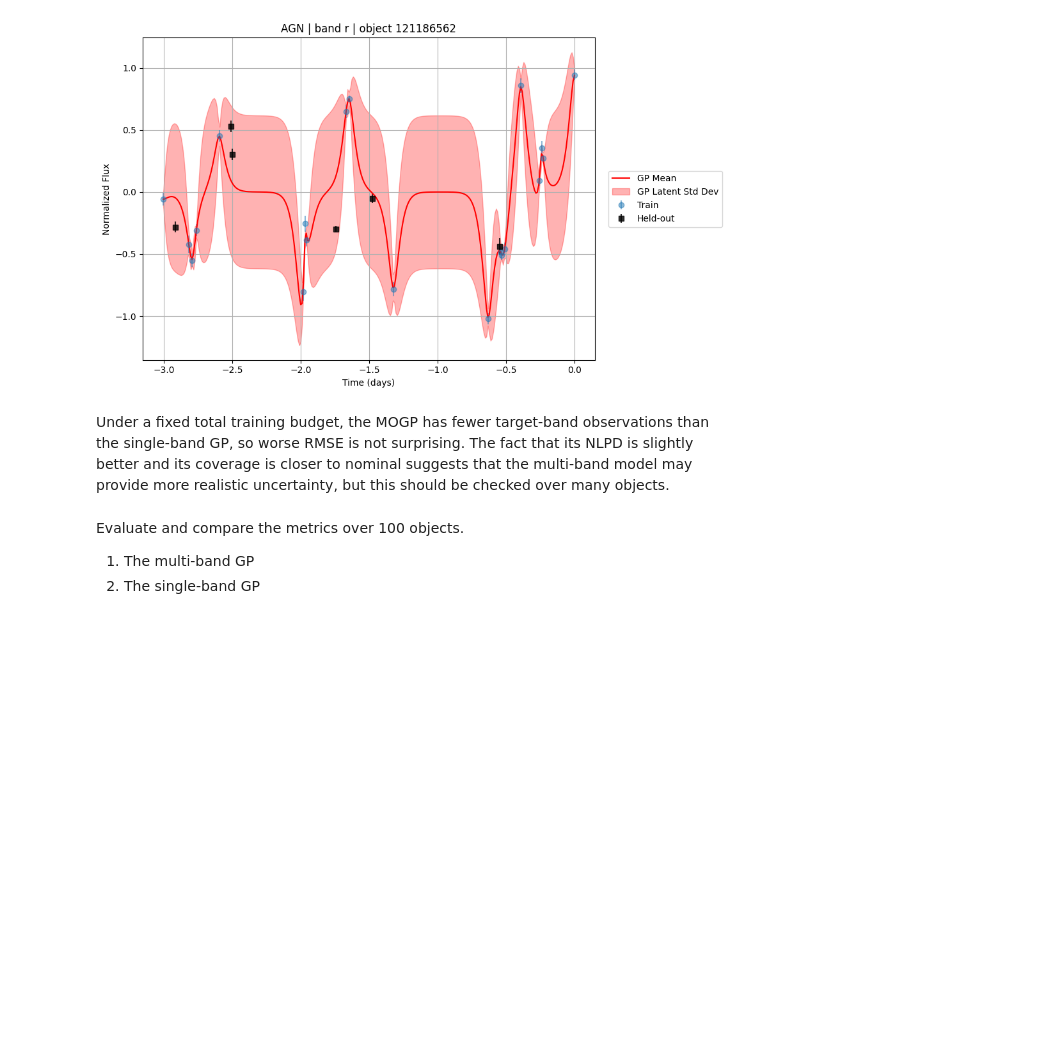
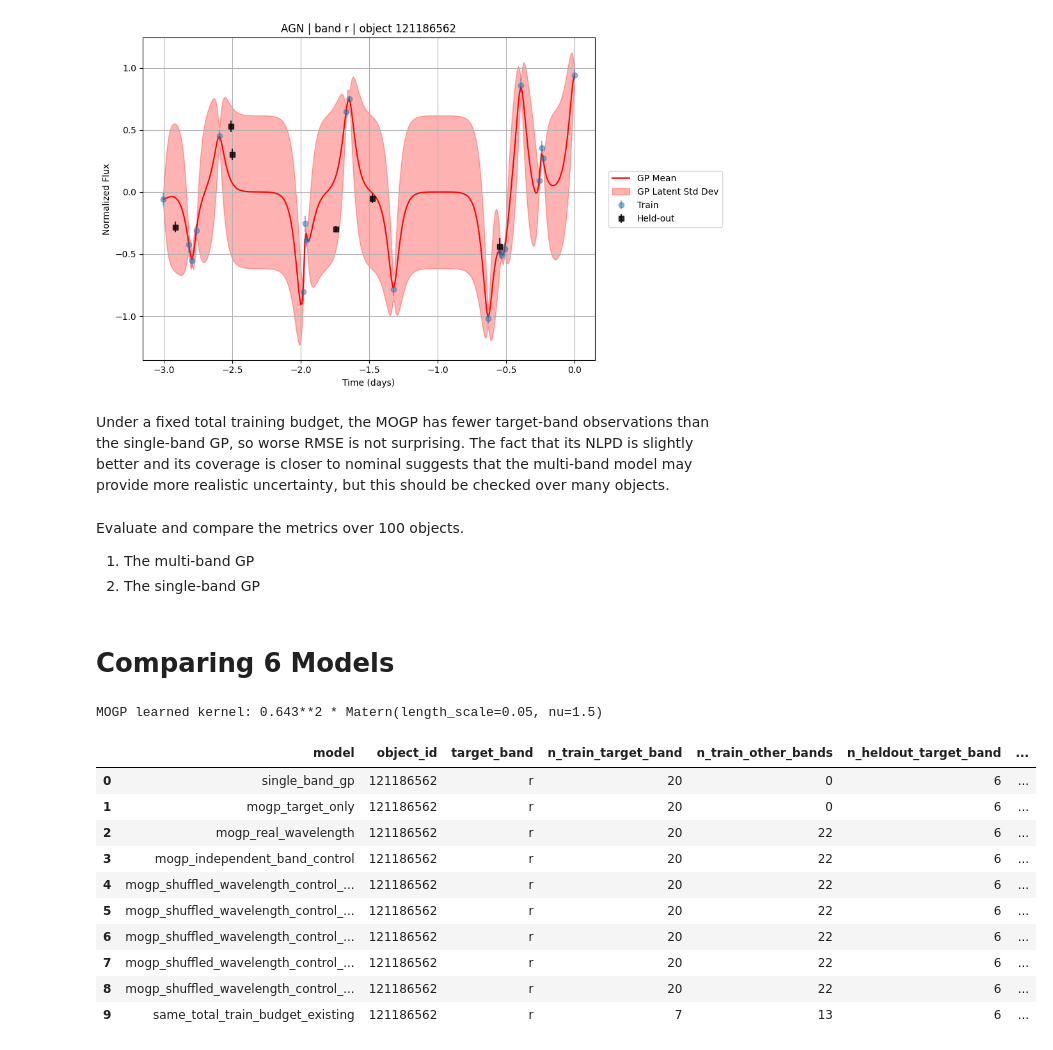
Before and after one commit to xinyi-BPC/multiband-gp, a Jupyter notebook: MOGP_notebook.ipynb, the cells around one changed output. Drawn from its saved outputs; the diff is of its cells as text; code cells hidden in the pictures; blank space fills up the shorter version.

Commit message:
Compare 6 Models

```diff
--- a/MOGP_notebook.ipynb
+++ b/MOGP_notebook.ipynb
@@ -182,3 +184,56 @@ Under a fixed total training budget, the MOGP has fewer target-band observations
 Evaluate and compare the metrics over 100 objects.
 1. The multi-band GP
 2. The single-band GP
+# %% [markdown]
+# Comparing 6 Models
+# %%
+result = run_target_band_ablation_study(
+    example,
+    target_band="r",
+    bands=("u", "g", "r", "i", "z"),
+    aux_band_ratios={
+        "u": 0.0,
+        "g": 0.5,
+        "i": 1.0,
+        "z": 0.0,
+    },
+    shuffle_repeats=5,
+    random_state=0,
+    mogp_gp_kwargs={
+        "n_restarts_optimizer": 0,
+        "print_kernel": False,
+    },
+)
+# %% [output]
+MOGP learned kernel: 0.643**2 * Matern(length_scale=0.05, nu=1.5)
+# %%
+df = pd.DataFrame(result["rows"])
+df[
+    [
+        "model",
+        "object_id",
+        "target_band",
+        "n_train_target_band",
+        "n_train_other_bands",
+        "n_heldout_target_band",
+        "rmse",
+        "nlpd",
+        "coverage_1sigma",
+        "coverage_2sigma",
+        "coverage_3sigma",
+        "z_score_mean",
+        "z_score_std",
+    ]
+]
+# %% [output]
+|  | model | object_id | target_band | n_train_target_band | n_train_other_bands | n_heldout_target_band | ... |
+| 0 | single_band_gp | 121186562 | r | 20 | 0 | 6 | ... |
+| 1 | mogp_target_only | 121186562 | r | 20 | 0 | 6 | ... |
+| 2 | mogp_real_wavelength | 121186562 | r | 20 | 22 | 6 | ... |
+| 3 | mogp_independent_band_control | 121186562 | r | 20 | 22 | 6 | ... |
+| 4 | mogp_shuffled_wavelength_control_... | 121186562 | r | 20 | 22 | 6 | ... |
+| 5 | mogp_shuffled_wavelength_control_... | 121186562 | r | 20 | 22 | 6 | ... |
+| 6 | mogp_shuffled_wavelength_control_... | 121186562 | r | 20 | 22 | 6 | ... |
+| 7 | mogp_shuffled_wavelength_control_... | 121186562 | r | 20 | 22 | 6 | ... |
+| 8 | mogp_shuffled_wavelength_control_... | 121186562 | r | 20 | 22 | 6 | ... |
+| 9 | same_total_train_budget_existing | 121186562 | r | 7 | 13 | 6 | ... |
```
Also changed, not shown: parts of 1 cell of this notebook, 2 other files.
